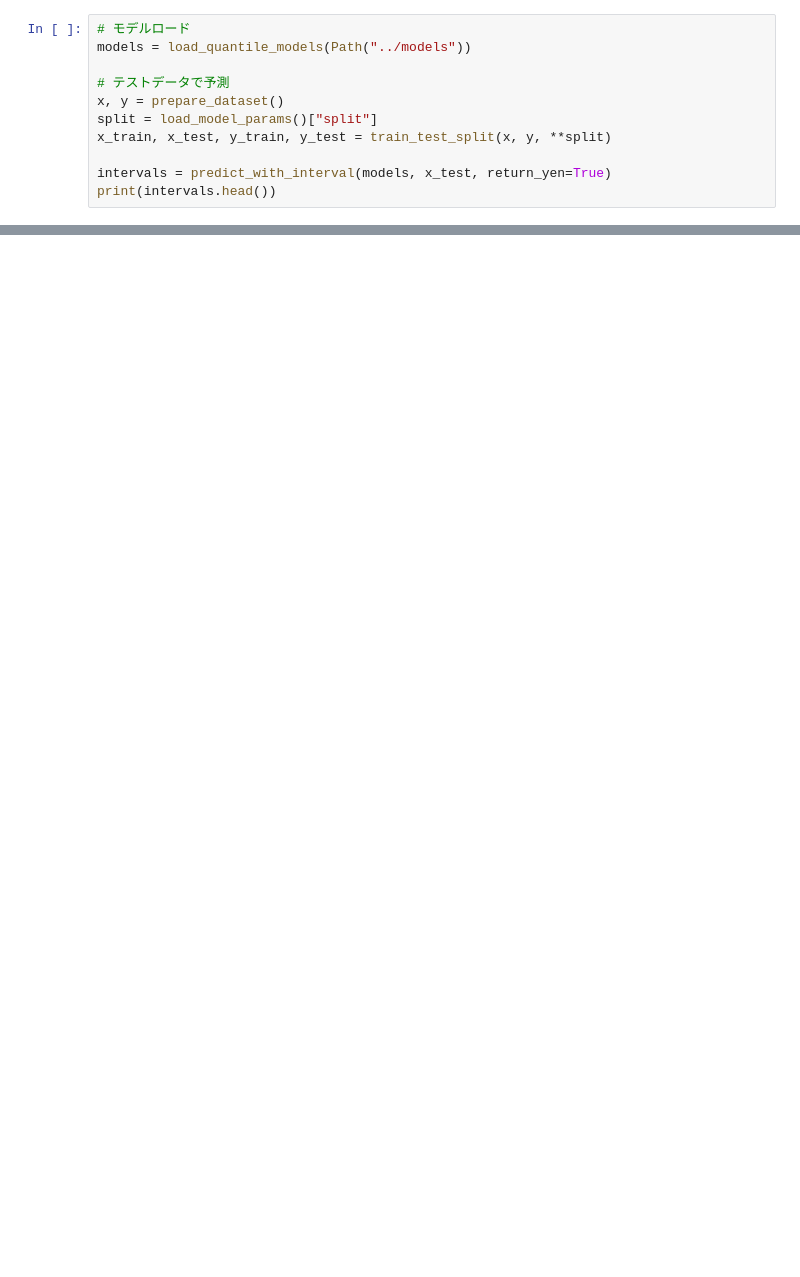
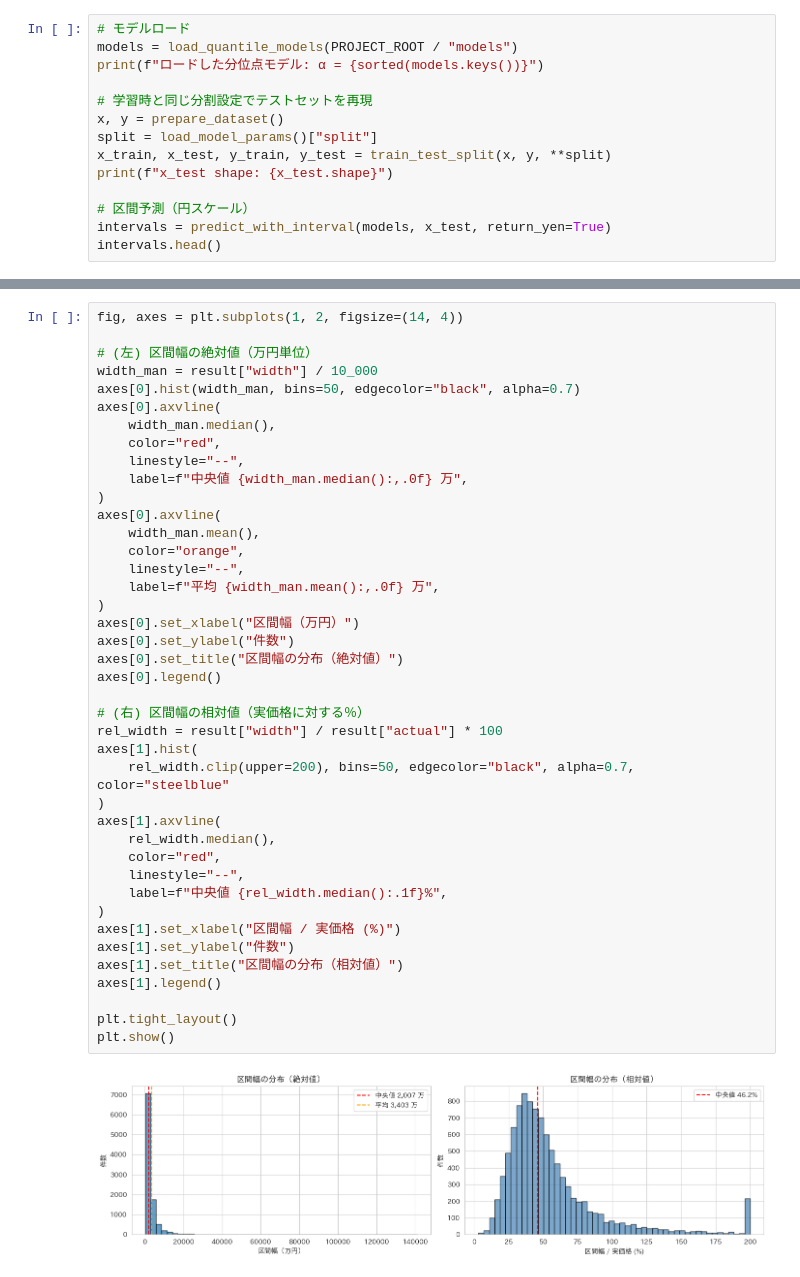
Before and after one commit to kotouharuto/House-price-forecast, a Jupyter notebook: notebooks/06_quantile.ipynb, the cells around one changed output, grey strips where cells are left out. Drawn from its saved outputs; the diff is of its cells as text; blank space fills up the shorter version.

```diff
--- a/notebooks/06_quantile.ipynb
+++ b/notebooks/06_quantile.ipynb
@@ -11,12 +50,15 @@ from src.visualization.prediction import load_quantile_models, predict_with_inte
 # %%
 # モデルロード
-models = load_quantile_models(Path("../models"))
+models = load_quantile_models(PROJECT_ROOT / "models")
+print(f"ロードした分位点モデル: α = {sorted(models.keys())}")
 
-# テストデータで予測
+# 学習時と同じ分割設定でテストセットを再現
 x, y = prepare_dataset()
 split = load_model_params()["split"]
 x_train, x_test, y_train, y_test = train_test_split(x, y, **split)
+print(f"x_test shape: {x_test.shape}")
 
+# 区間予測（円スケール）
 intervals = predict_with_interval(models, x_test, return_yen=True)
-print(intervals.head())
+intervals.head()
 # %% [output]
@@ -35,0 +118,43 @@ print(f"区間内率: {inside.mean() * 100:.2f}%")
+# %%
+fig, axes = plt.subplots(1, 2, figsize=(14, 4))
+
+# (左) 区間幅の絶対値（万円単位）
+width_man = result["width"] / 10_000
+axes[0].hist(width_man, bins=50, edgecolor="black", alpha=0.7)
+axes[0].axvline(
+    width_man.median(),
+    color="red",
+    linestyle="--",
+    label=f"中央値 {width_man.median():,.0f} 万",
+)
+axes[0].axvline(
+    width_man.mean(),
+    color="orange",
+    linestyle="--",
+    label=f"平均 {width_man.mean():,.0f} 万",
+)
+axes[0].set_xlabel("区間幅（万円）")
+axes[0].set_ylabel("件数")
+axes[0].set_title("区間幅の分布（絶対値）")
+axes[0].legend()
+
+# (右) 区間幅の相対値（実価格に対する％）
+rel_width = result["width"] / result["actual"] * 100
+axes[1].hist(
+    rel_width.clip(upper=200), bins=50, edgecolor="black", alpha=0.7, color="steelblue"
+)
+axes[1].axvline(
+    rel_width.median(),
+    color="red",
+    linestyle="--",
+    label=f"中央値 {rel_width.median():.1f}%",
+)
+axes[1].set_xlabel("区間幅 / 実価格 (%)")
+axes[1].set_ylabel("件数")
+axes[1].set_title("区間幅の分布（相対値）")
+axes[1].legend()
+
+plt.tight_layout()
+plt.show()
+# %% [output]
+[figure, added]
```
Also changed, not shown: parts of 15 cells of this notebook, 20 other files.
